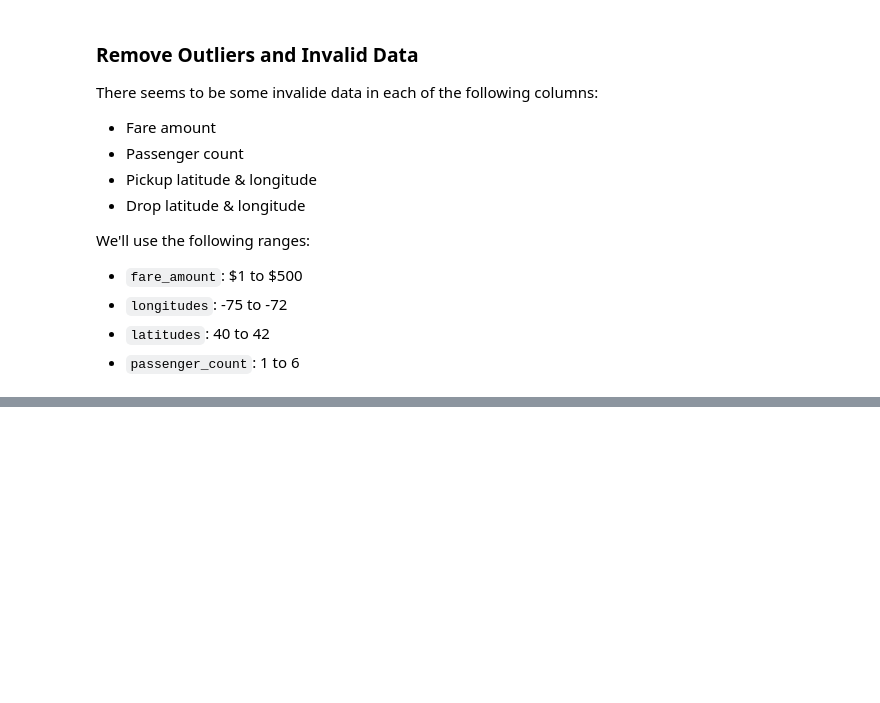
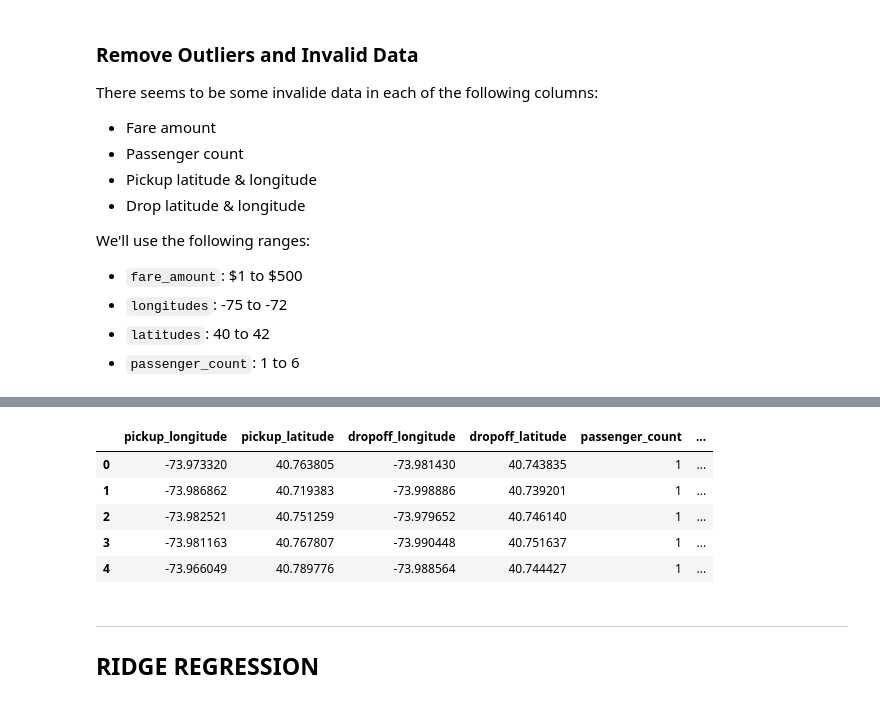
Before and after one commit to yugal82/Machine-Learning, a Jupyter notebook: Projects/NYC_Taxi_fare_prediction.ipynb, the cells around one changed output, grey strips where cells are left out. Cells and saved outputs as stored; diff of their text form; code cells hidden in the pictures; blank space fills up the shorter version.

Commit message:
implemented ridge regression and random forest regressor model

```diff
--- a/Projects/NYC_Taxi_fare_prediction.ipynb
+++ b/Projects/NYC_Taxi_fare_prediction.ipynb
@@ -497,0 +511,9 @@ val_df = remove_outliers(val_df)
+# %%
+input_cols = ['pickup_longitude', 'pickup_latitude',
+       'dropoff_longitude', 'dropoff_latitude', 'passenger_count',
+       'pickup_datetime_year', 'pickup_datetime_month', 'pickup_datetimeday',
+       'pickup_datetime_weekday', 'pickup_datetime_hour', 'trip_distance',
+       'jfk_drop_distance', 'lga_drop_distance', 'ewr_drop_distance',
+       'met_drop_distance', 'wtc_drop_distance']
+
+target_col = 'fare_amount'
@@ -497,0 +526,10 @@ val_df = remove_outliers(val_df)
+# %%
+test_inputs = test_df[input_cols]
+test_inputs.head()
+# %% [output]
+|  | pickup_longitude | pickup_latitude | dropoff_longitude | dropoff_latitude | passenger_count | ... |
+| 0 | -73.973320 | 40.763805 | -73.981430 | 40.743835 | 1 | ... |
+| 1 | -73.986862 | 40.719383 | -73.998886 | 40.739201 | 1 | ... |
+| 2 | -73.982521 | 40.751259 | -73.979652 | 40.746140 | 1 | ... |
+| 3 | -73.981163 | 40.767807 | -73.990448 | 40.751637 | 1 | ... |
+| 4 | -73.966049 | 40.789776 | -73.988564 | 40.744427 | 1 | ... |
@@ -497,0 +549,3 @@ val_df = remove_outliers(val_df)
+# %% [markdown]
+---------------------------------------------------------------------------
+## RIDGE REGRESSION
```
Also changed, not shown: parts of 23 cells of this notebook.
